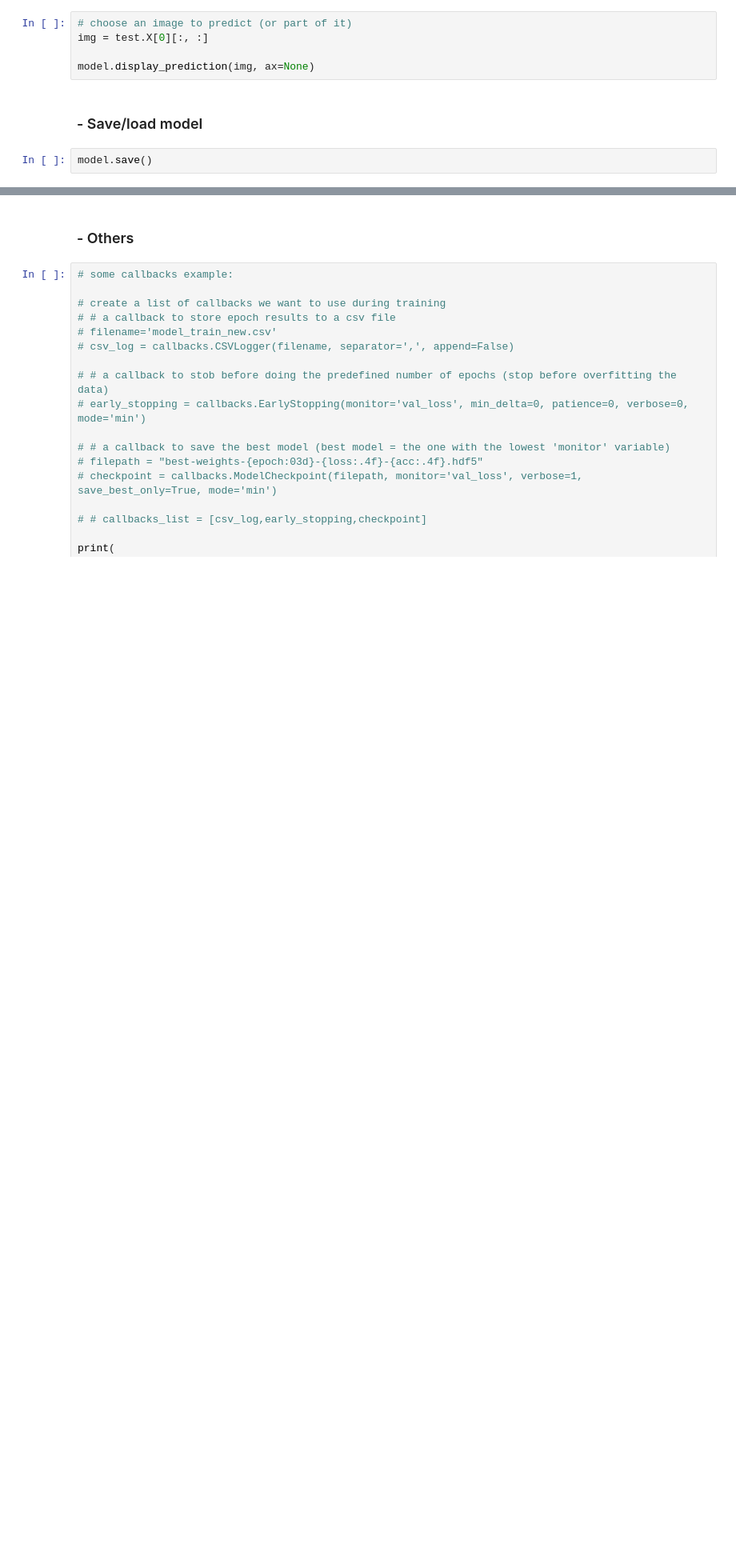
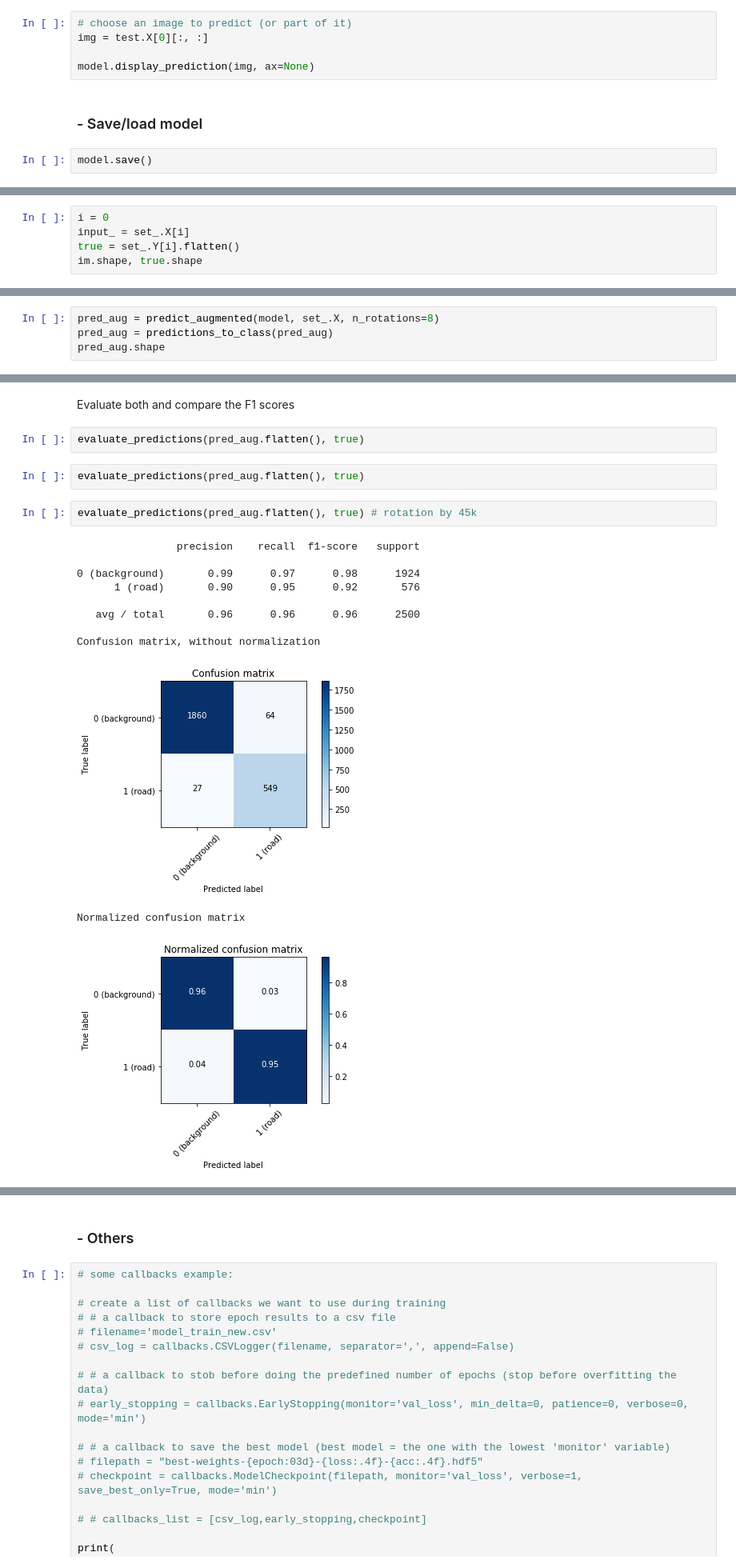
Before and after one commit to NiccoloSacchi/road-segmentation, a Jupyter notebook: scripts/segment_aerial_images_cnn_nic_2.ipynb, the cells around one changed output, grey strips where cells are left out. Shown at 80% size. Cells and saved outputs as stored; diff of their text form; blank space fills up the shorter version.

```diff
--- a/scripts/segment_aerial_images_cnn_nic_2.ipynb
+++ b/scripts/segment_aerial_images_cnn_nic_2.ipynb
@@ -195,0 +260,5 @@ model.save()
+# %%
+i = 0
+input_ = set_.X[i]
+true = set_.Y[i].flatten()
+im.shape, true.shape
@@ -195,0 +269,4 @@ model.save()
+# %%
+pred_aug = predict_augmented(model, set_.X, n_rotations=8)
+pred_aug = predictions_to_class(pred_aug)
+pred_aug.shape
@@ -195,0 +283,20 @@ model.save()
+# %% [markdown]
+Evaluate both and compare the F1 scores
+# %%
+evaluate_predictions(pred_aug.flatten(), true)
+# %%
+evaluate_predictions(pred_aug.flatten(), true)
+# %%
+evaluate_predictions(pred_aug.flatten(), true) # rotation by 45k
+# %% [output]
+                precision    recall  f1-score   support
+
+0 (background)       0.99      0.97      0.98      1924
+      1 (road)       0.90      0.95      0.92       576
+
+   avg / total       0.96      0.96      0.96      2500
+
+Confusion matrix, without normalization
+[figure, added]
+Normalized confusion matrix
+[figure, added]
```
Also changed, not shown: parts of 24 cells of this notebook, 12 other files.
